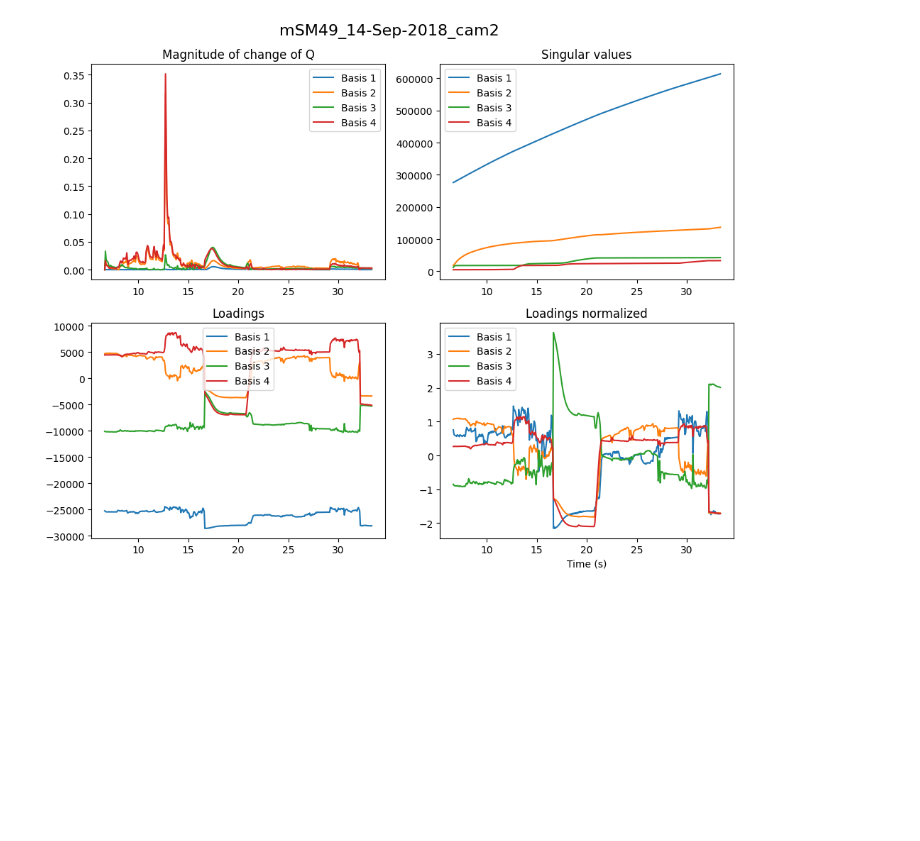
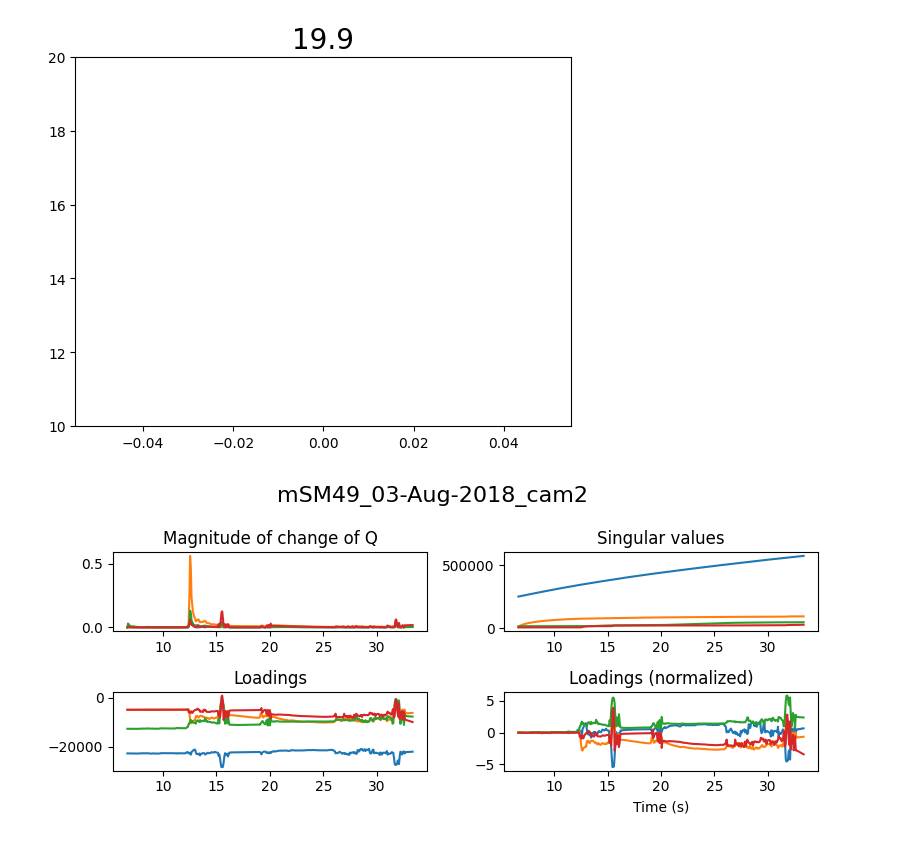
Before and after one commit to draeloslab/stim_behavior, a Jupyter notebook: notebooks/prosvd_analyse.ipynb, the cells around one changed output. Saved outputs shown, nothing was run; the diff lists cells and outputs as text; code cells hidden in the pictures; blank space fills up the shorter version.

```diff
--- a/notebooks/prosvd_analyse.ipynb
+++ b/notebooks/prosvd_analyse.ipynb
@@ -64,9 +155,47 @@ ld_normalized = (ld - mean_values) / std_values
+# %%
+import matplotlib.pyplot as plt
+from matplotlib.animation import FuncAnimation
+from tempfile import NamedTemporaryFile
+import imageio
+
+# Create a figure and axis
+fig, ax = plt.subplots()
+
+# Set the range for the y-axis
+ax.set_ylim(10, 20)
+
+# Create an empty plot
+line, = ax.plot([], [])
+
+# Function to update the plot for each frame
+def update(frame):
+    # Calculate the number for this frame
+    current_number = 10 + (frame * 0.1)
+
+    # Update the plot with the new number
+    line.set_data([], [])
+    ax.set_title(f'{current_number:.1f}', fontsize=20)
+    return line,
+
+# Create the animation
+frames = 100
+fps = 10
+ani = FuncAnimation(fig, update, frames=frames, blit=True)
+
+# Create a temporary file to save the animation
+with NamedTemporaryFile(suffix='.gif') as f:
+    ani.save(f.name, writer='pillow', fps=fps)
+    f.seek(0)
+    gif = imageio.mimread(f)
+    imageio.mimsave('number_animation_matplotlib.gif', gif, fps=fps)
+# %% [output]
+[figure, added]
 # %%
 def plot_data(data, super_title):
     x = tx
 
     # Create a 2x2 grid of subplots
-    fig, axs = plt.subplots(2, 2, figsize=(10, 8))
+    fig, axs = plt.subplots(2, 2, figsize=(8, 3.5))
 
     # Flatten the axs array for easier iteration
     axs_flat = axs.flatten()
@@ -78,7 +207,7 @@ def plot_data(data, super_title):
         for k in range(PROSVD_K):
             ax.plot(x, y[:, k], label=f'Basis {k+1}')
         ax.set_title(data[i]['title'])
-        ax.legend()
+        # ax.legend()
 
     # Add a super title
     plt.suptitle(super_title, fontsize=16)
@@ -106,13 +235,13 @@ data = [
     },
     {
         'value': ld_normalized,
-        'title':'Loadings normalized'
+        'title':'Loadings (normalized)'
     },
 ]
 # %%
-plot_data(data, data_ld.get_filename())
+plot_data(data, filename)
 # %% [output]
-[figure, old version]
+[figure, new version]
 # %%
 # import matplotlib.pyplot as plt
 # import numpy as np
```
Also changed, not shown: parts of 6 cells of this notebook, 1 other file.
